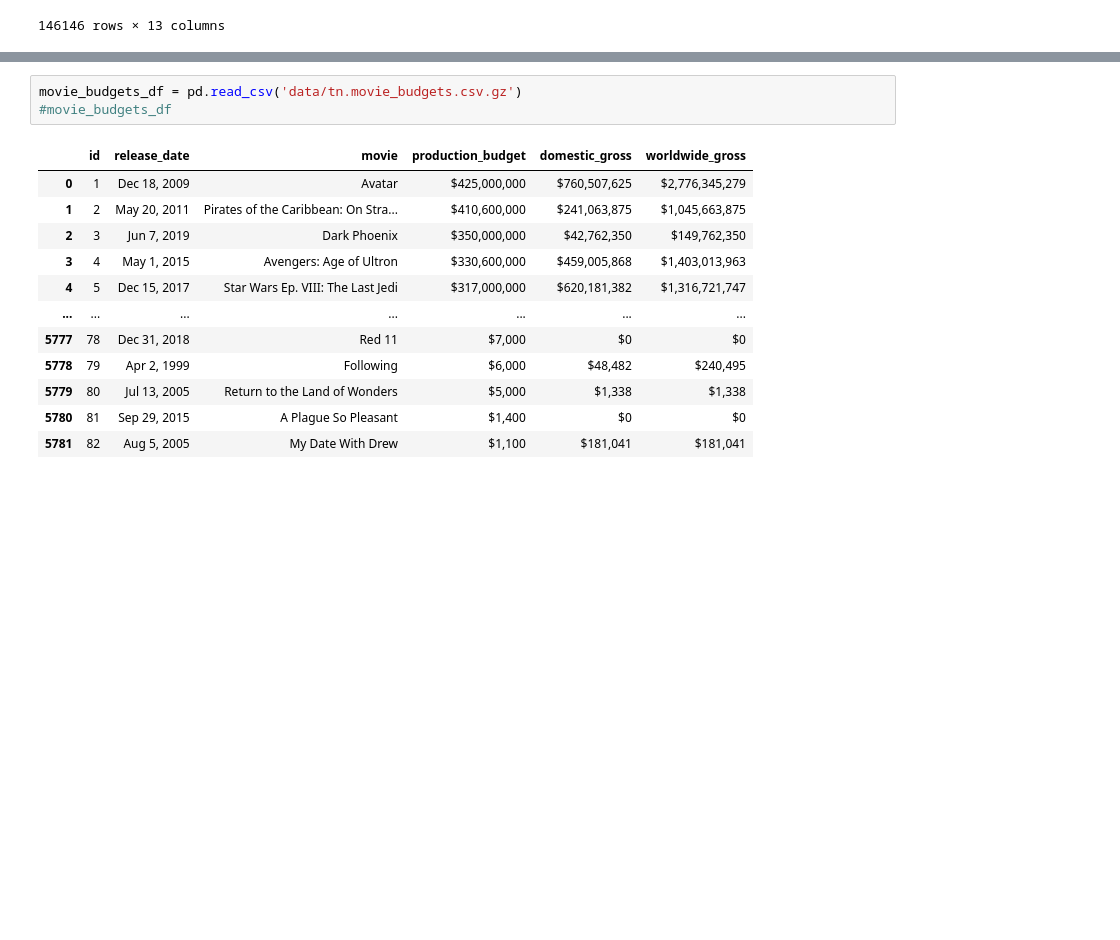
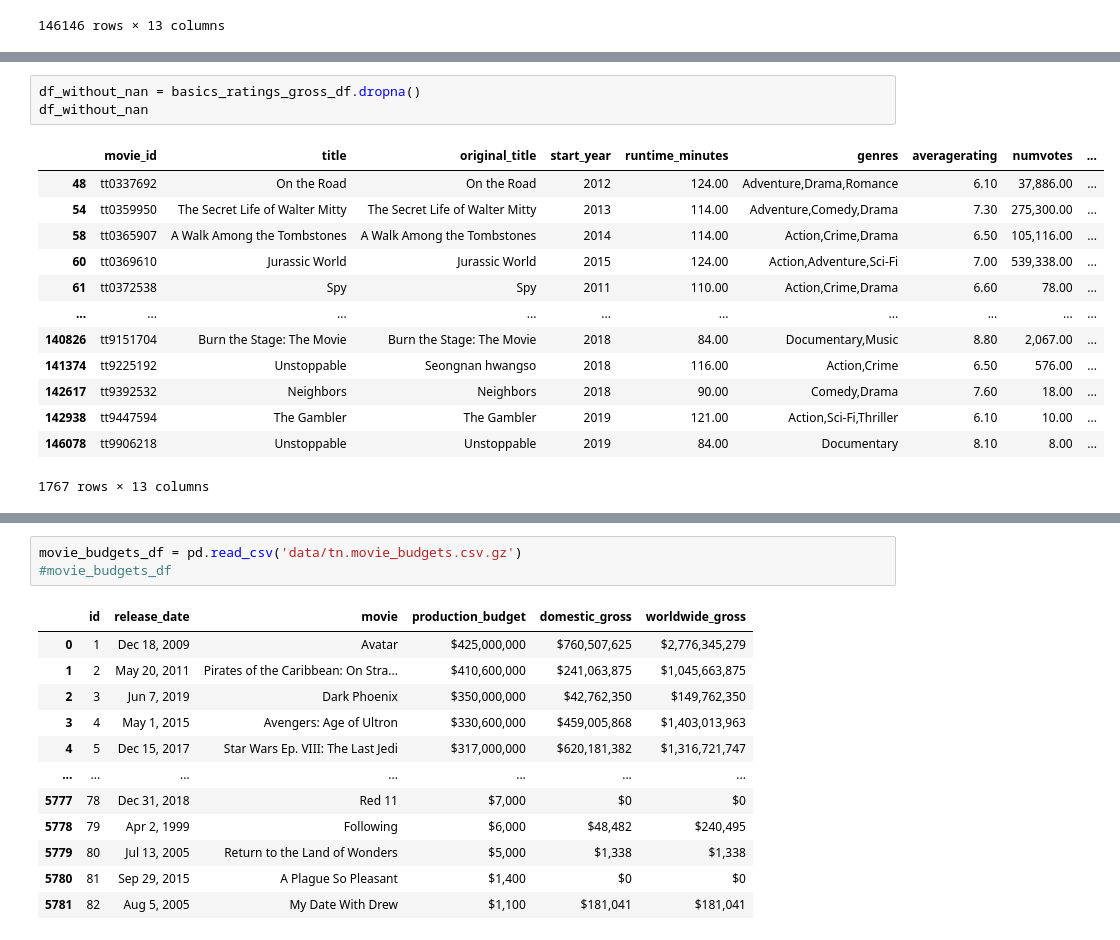
Before and after one commit to GusVilla303/dsc-phase-1-project, a Jupyter notebook: microsoft-movie-analysis.ipynb, the cells around one changed output, grey strips where cells are left out. Saved outputs shown, nothing was run; the diff lists cells and outputs as text; blank space fills up the shorter version.

```diff
--- a/microsoft-movie-analysis.ipynb
+++ b/microsoft-movie-analysis.ipynb
@@ -291,0 +332,17 @@ basics_ratings_gross_df
+# %%
+df_without_nan = basics_ratings_gross_df.dropna()
+df_without_nan
+# %% [output]
+|  | movie_id | title | original_title | start_year | runtime_minutes | genres | averagerating | numvotes | ... |
+| 48 | tt0337692 | On the Road | On the Road | 2012 | 124.00 | Adventure,Drama,Romance | 6.10 | 37,886.00 | ... |
+| 54 | tt0359950 | The Secret Life of Walter Mitty | The Secret Life of Walter Mitty | 2013 | 114.00 | Adventure,Comedy,Drama | 7.30 | 275,300.00 | ... |
+| 58 | tt0365907 | A Walk Among the Tombstones | A Walk Among the Tombstones | 2014 | 114.00 | Action,Crime,Drama | 6.50 | 105,116.00 | ... |
+| 60 | tt0369610 | Jurassic World | Jurassic World | 2015 | 124.00 | Action,Adventure,Sci-Fi | 7.00 | 539,338.00 | ... |
+| 61 | tt0372538 | Spy | Spy | 2011 | 110.00 | Action,Crime,Drama | 6.60 | 78.00 | ... |
+| ... | ... | ... | ... | ... | ... | ... | ... | ... | ... |
+| 140826 | tt9151704 | Burn the Stage: The Movie | Burn the Stage: The Movie | 2018 | 84.00 | Documentary,Music | 8.80 | 2,067.00 | ... |
+| 141374 | tt9225192 | Unstoppable | Seongnan hwangso | 2018 | 116.00 | Action,Crime | 6.50 | 576.00 | ... |
+| 142617 | tt9392532 | Neighbors | Neighbors | 2018 | 90.00 | Comedy,Drama | 7.60 | 18.00 | ... |
+| 142938 | tt9447594 | The Gambler | The Gambler | 2019 | 121.00 | Action,Sci-Fi,Thriller | 6.10 | 10.00 | ... |
+| 146078 | tt9906218 | Unstoppable | Unstoppable | 2019 | 84.00 | Documentary | 8.10 | 8.00 | ... |
+1767 rows × 13 columns
```
Also changed, not shown: parts of 3 cells of this notebook.
